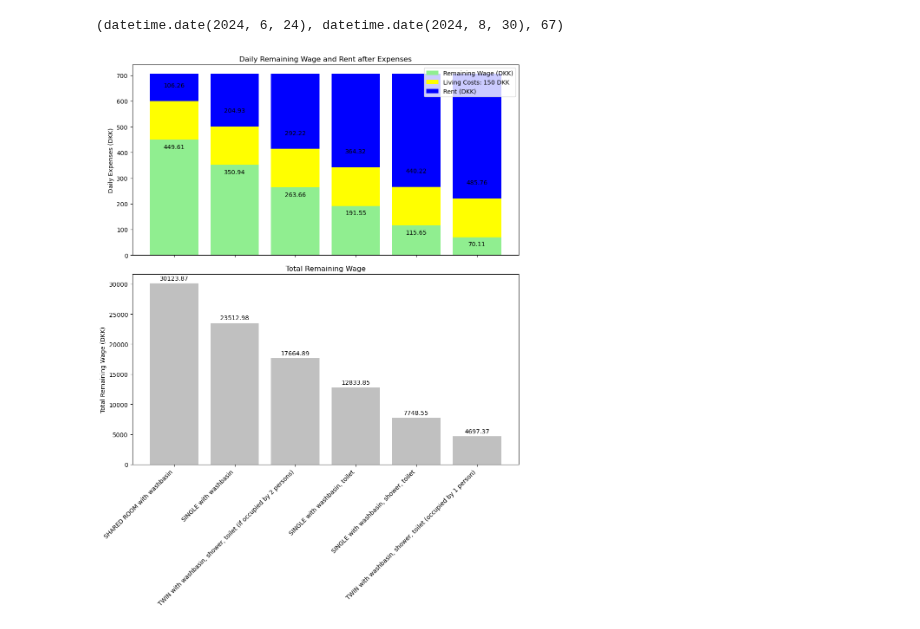
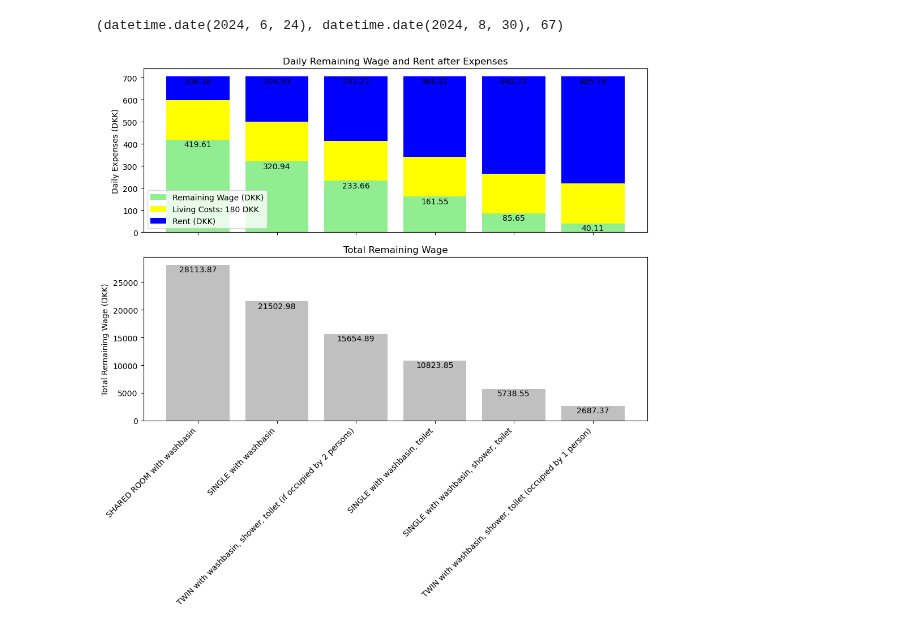
Before and after one commit to sewerininc/poetry_envs, a Jupyter notebook: CERN Pricing .ipynb, the cells around one changed output. Drawn from its saved outputs; the diff is of its cells as text; code cells hidden in the pictures.

```diff
--- a/CERN Pricing .ipynb
+++ b/CERN Pricing .ipynb
@@ -13,12 +13,12 @@ import numpy as np
 
 # Prices in CHF
 prices_chf = {
-    "SHARED ROOM with washbasin": 14,
+     "SHARED ROOM with washbasin": 14,
     "SINGLE with washbasin": 27,
-    "TWIN with washbasin, shower, toilet (if occupied by 2 persons)": 38.50,
+     "TWIN with washbasin, shower, toilet (if occupied by 2 persons)": 38.50,
     "SINGLE with washbasin, toilet": 48,
     "SINGLE with washbasin, shower, toilet": 58,
-    "TWIN with washbasin, shower, toilet (occupied by 1 person)": 64
+     "TWIN with washbasin, shower, toilet (occupied by 1 person)": 64
 }
 
 # Conversion rate from CHF to DKK (1 CHF = 7.5 DKK)
@@ -35,11 +35,11 @@ remaining_wages_dkk = {room_type: wage_chf * conversion_rate - price_dkk
                        for room_type, price_dkk in prices_dkk.items()}
 
 # Plotting
-fig, (ax1, ax2) = plt.subplots(2, 1, figsize=(10, 13), sharex=True)
+fig, (ax1, ax2) = plt.subplots(2, 1, figsize=(10, 10), sharex=True)
 
 # Plot bars for remaining wages after expenses
 
-living_costs = 150 # 150
+living_costs = 180 # 150
 remaining_wages_dkk_extra = [wave - living_costs for wave in remaining_wages_dkk.values()]
 bars1 = ax1.bar(remaining_wages_dkk.keys(), remaining_wages_dkk_extra,
                 color='lightgreen', label='Remaining Wage (DKK)')
@@ -57,35 +57,35 @@ for bar, bar2val in zip(bars1, bars2):
     height = bar.get_height()
     ax1.text(bar.get_x() + bar.get_width() / 2, height - 40, f'{height:.2f}', ha='center',
              va='bottom', color='black')
-    ax1.text(bar2val.get_x() + bar2val.get_width() / 2, height + 50 + living_costs,
+    ax1.text(bar2val.get_x() + bar2val.get_width() / 2, height - 40 + bar2val.get_height() + living_costs,
              f'{bar2val.get_height():.2f}', ha='center', va='bottom', color='black')
 
 
 # Plot horizontal line for available wage after expenses
 ax1.set_title('Daily Remaining Wage and Rent after Expenses')
 ax1.set_ylabel('Daily Expenses (DKK)')
-ax1.legend()
+ax1.legend(loc="lower left")
 
 total_values = [wave * total_days for wave in remaining_wages_dkk_extra]
 
 bars3 = ax2.bar(remaining_wages_dkk.keys(), total_values, color='silver')
 ax2.set_title('Total Remaining Wage')
 ax2.set_ylabel('Total Remaining Wage (DKK)')
 
 # Manually adjust tick labels position
 ax2.set_xticks(range(len(remaining_wages_dkk)))
 ax2.set_xticklabels(remaining_wages_dkk.keys(), rotation=45, ha='right')
 
 # Annotate value over each histogram bin
 for bar in bars3:
     height = bar.get_height()
     ax2.annotate('{}'.format(round(height, 2)),
-                 xy=(bar.get_x() + bar.get_width() / 2, height),
+                 xy=(bar.get_x() + bar.get_width() / 2, height - 2000),
                  xytext=(0, 3),  # 3 points vertical offset
                  textcoords="offset points",
                  ha='center', va='bottom')
 
 plt.tight_layout()
 plt.show()
 # %% [output]
-[figure, old version]
+[figure, new version]
```
Also changed, not shown: 1 other file.
